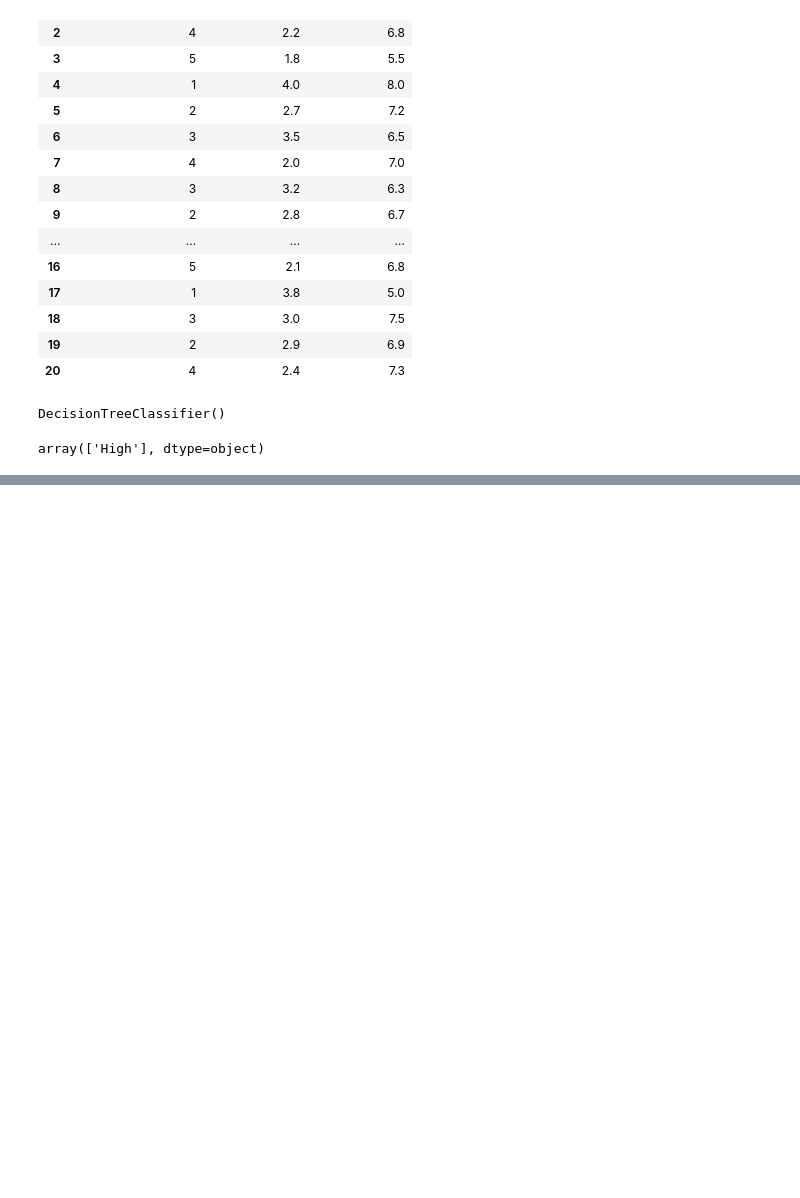
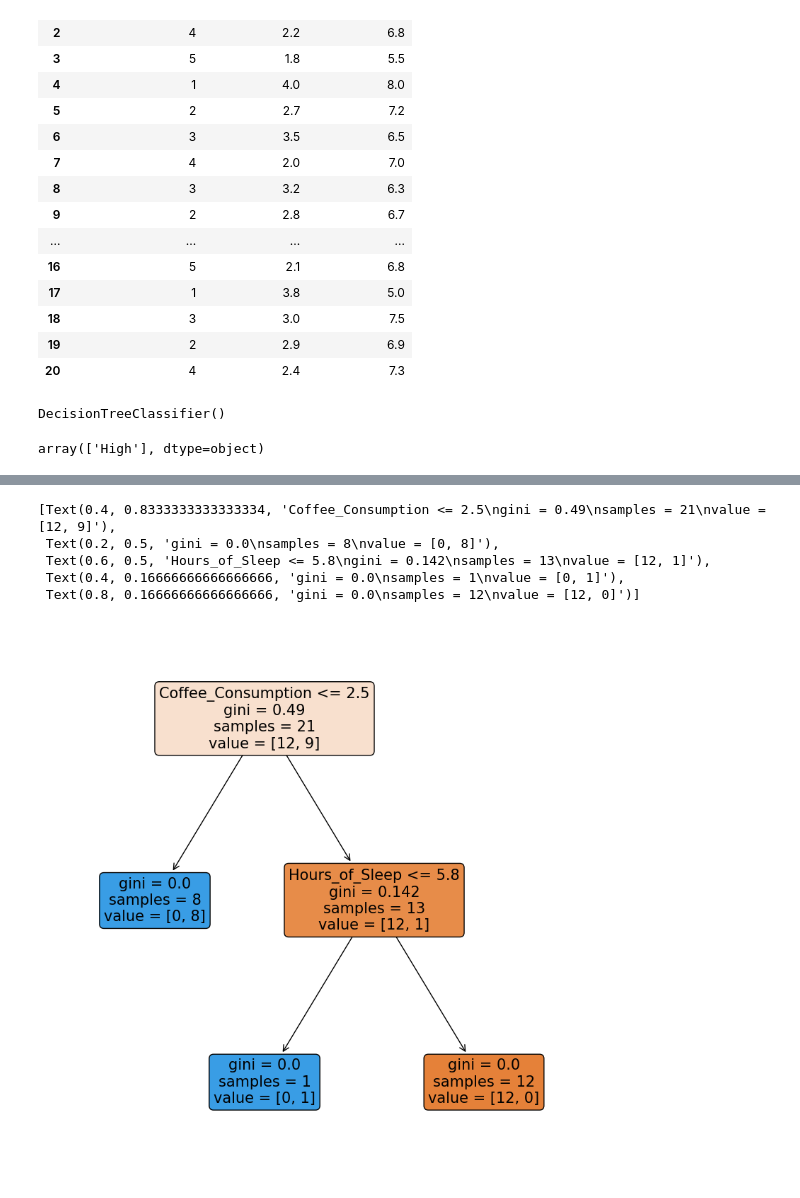
Before and after one commit to shakil1819/CSE442-Machine-Learning-Sessional, a Jupyter notebook: Evaluation_practice_02_Q_2.ipynb, the cells around one changed output, grey strips where cells are left out. Saved outputs shown, nothing was run; the diff lists cells and outputs as text; code cells hidden in the pictures; blank space fills up the shorter version.

```diff
--- a/Evaluation_practice_02_Q_2.ipynb
+++ b/Evaluation_practice_02_Q_2.ipynb
@@ -138,0 +166,10 @@ array(['High'], dtype=object)
+# %%
+plt.figure(figsize=(10,10))
+tree.plot_tree(clf, rounded=True, filled=True, feature_names=x.columns)
+# %% [output]
+[Text(0.4, 0.8333333333333334, 'Coffee_Consumption <= 2.5\ngini = 0.49\nsamples = 21\nvalue = [12, 9]'),
+ Text(0.2, 0.5, 'gini = 0.0\nsamples = 8\nvalue = [0, 8]'),
+ Text(0.6, 0.5, 'Hours_of_Sleep <= 5.8\ngini = 0.142\nsamples = 13\nvalue = [12, 1]'),
+ Text(0.4, 0.16666666666666666, 'gini = 0.0\nsamples = 1\nvalue = [0, 1]'),
+ Text(0.8, 0.16666666666666666, 'gini = 0.0\nsamples = 12\nvalue = [12, 0]')]
+[figure, added]
```
Also changed, not shown: parts of 5 cells of this notebook.
